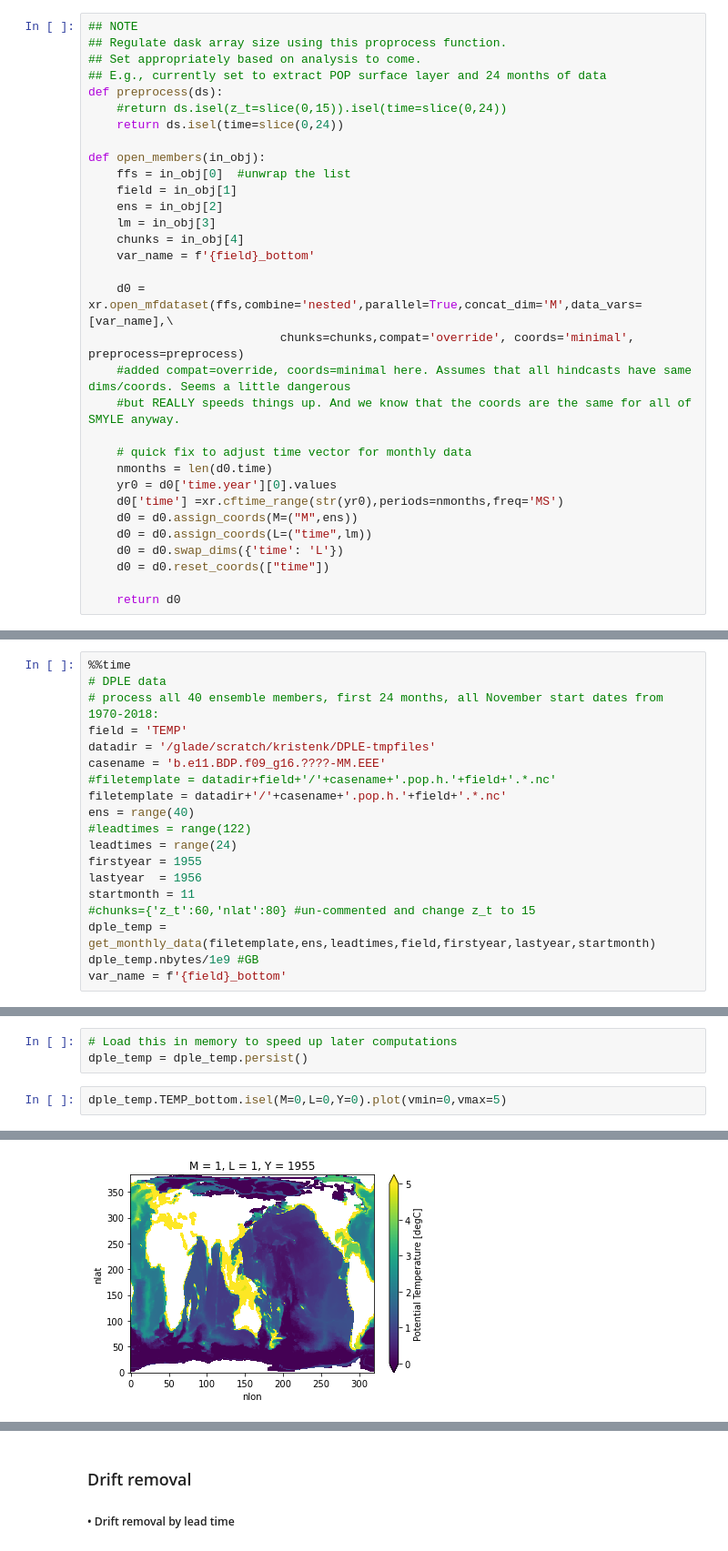
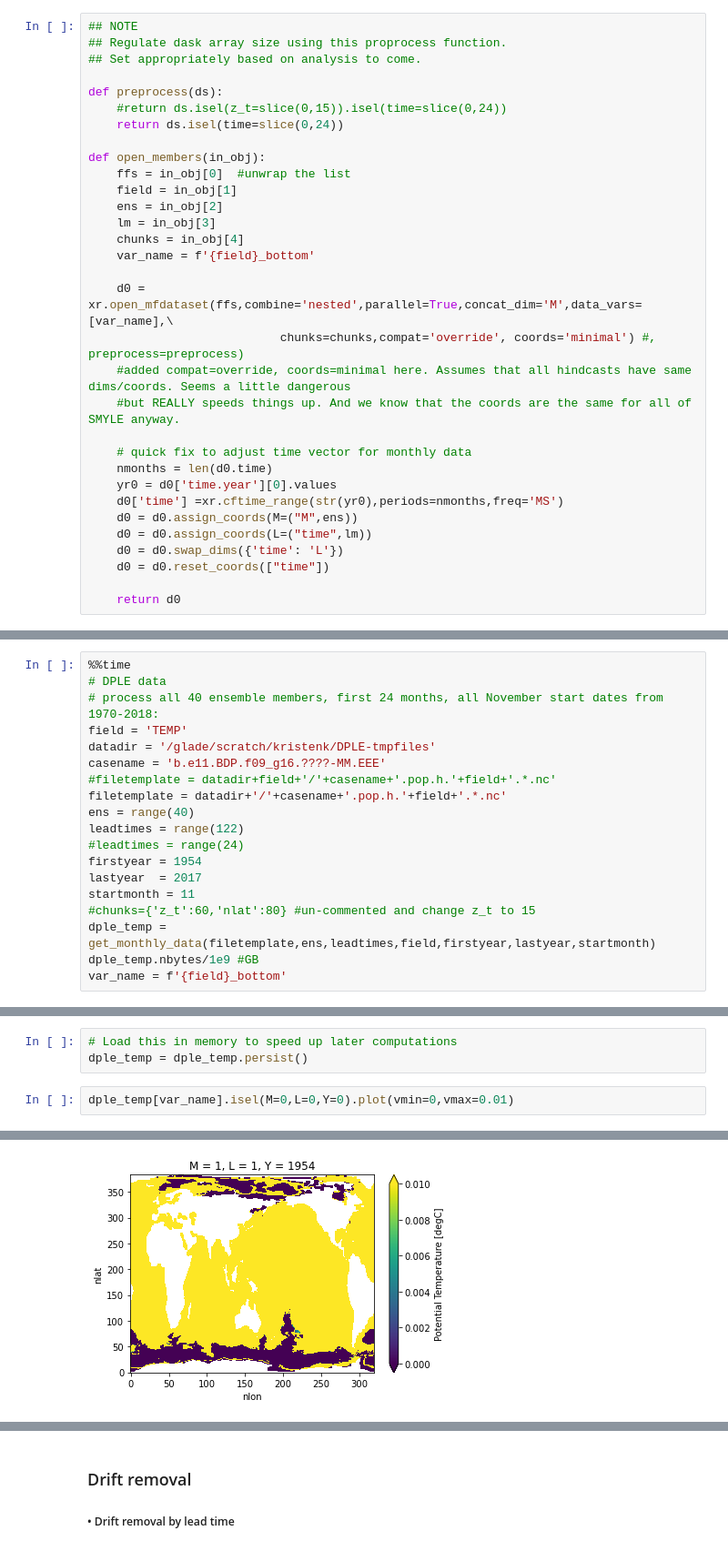
Before and after one commit to kristenkrumhardt/fish-offline, a Jupyter notebook: notebooks/DPLE_FEISTY_bottom_fields.ipynb, the cells around one changed output, grey strips where cells are left out. Shown at 91% size. Drawn from its saved outputs; the diff is of its cells as text.

Commit message:
updates on dple proc nbs

```diff
--- a/notebooks/DPLE_FEISTY_bottom_fields.ipynb
+++ b/notebooks/DPLE_FEISTY_bottom_fields.ipynb
@@ -101,7 +101,7 @@ def nested_file_list_by_year(filetemplate,ens,field,firstyear,lastyear,stmon):
 ## NOTE
 ## Regulate dask array size using this proprocess function.
 ## Set appropriately based on analysis to come.
-## E.g., currently set to extract POP surface layer and 24 months of data
+
 def preprocess(ds):
     #return ds.isel(z_t=slice(0,15)).isel(time=slice(0,24))
     return ds.isel(time=slice(0,24))
@@ -115,7 +115,7 @@ def open_members(in_obj):
     var_name = f'{field}_bottom'
 
     d0 = xr.open_mfdataset(ffs,combine='nested',parallel=True,concat_dim='M',data_vars=[var_name],\
-                           chunks=chunks,compat='override', coords='minimal', preprocess=preprocess)
+                           chunks=chunks,compat='override', coords='minimal') #, preprocess=preprocess)
     #added compat=override, coords=minimal here. Assumes that all hindcasts have same dims/coords. Seems a little dangerous
     #but REALLY speeds things up. And we know that the coords are the same for all of SMYLE anyway.
 
@@ -187,10 +187,10 @@ casename = 'b.e11.BDP.f09_g16.????-MM.EEE'
 #filetemplate = datadir+field+'/'+casename+'.pop.h.'+field+'.*.nc'
 filetemplate = datadir+'/'+casename+'.pop.h.'+field+'.*.nc'
 ens = range(40)
-#leadtimes = range(122)
-leadtimes = range(24)
-firstyear = 1955
-lastyear  = 1956
+leadtimes = range(122)
+#leadtimes = range(24)
+firstyear = 1954
+lastyear  = 2017
 startmonth = 11
 #chunks={'z_t':60,'nlat':80} #un-commented and change z_t to 15
 dple_temp = get_monthly_data(filetemplate,ens,leadtimes,field,firstyear,lastyear,startmonth)
@@ -203,7 +203,7 @@ Wall time: 5.81 s
 # Load this in memory to speed up later computations
 dple_temp = dple_temp.persist()
 # %%
-dple_temp.TEMP_bottom.isel(M=0,L=0,Y=0).plot(vmin=0,vmax=5)
+dple_temp[var_name].isel(M=0,L=0,Y=0).plot(vmin=0,vmax=0.01)
 # %% [output]
 <matplotlib.collections.QuadMesh at 0x...>
-[figure, old version]
+[figure, new version]
```
Also changed, not shown: parts of 11 cells of this notebook, 7 other files.
